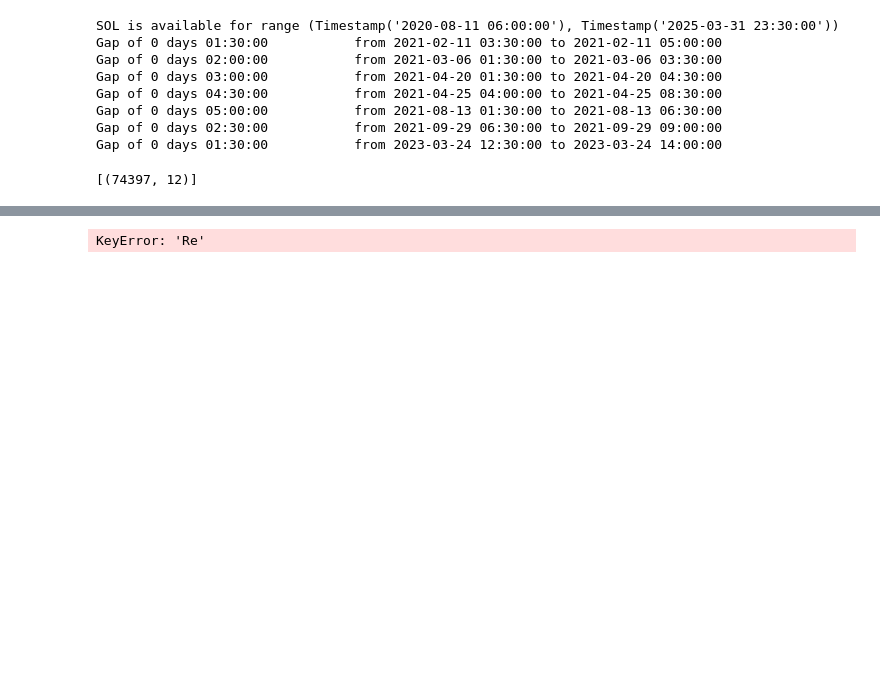
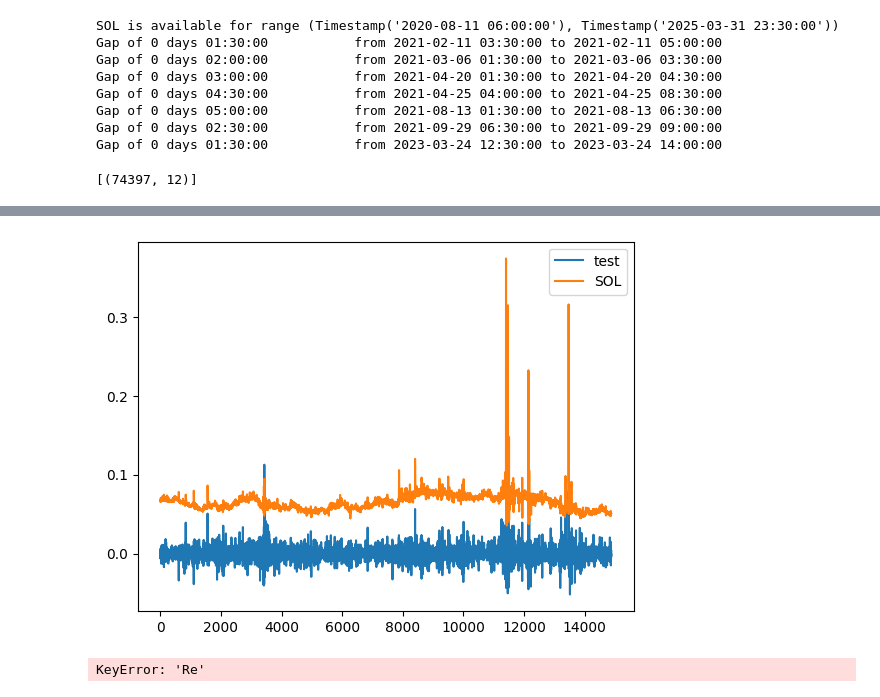
Before and after one commit to iancadev/crypto, a Jupyter notebook: AAA_Thursday1/experiment1.2 copy.ipynb, the cells around one changed output, grey strips where cells are left out. Saved outputs shown, nothing was run; the diff lists cells and outputs as text; code cells hidden in the pictures; blank space fills up the shorter version.

```diff
--- a/AAA_Thursday1/experiment1.2 copy.ipynb
+++ b/AAA_Thursday1/experiment1.2 copy.ipynb
@@ -101,3 +97,4 @@ Epoch 10/10
 # %%
-LSTMs["SOL"].predict(train_X_y_s["SOL"]['test_X'])
+pred_r_s = LSTMs["SOL"].predict(train_X_y_s["SOL"]['test_X'])
+pred_r_s
 # %% [output]
@@ -112,3 +109,14 @@ array([[0.00063877],
+# %%
+import matplotlib.pyplot as plt
+
+look_at = 'SOL'
+dummy_times = range(len(train_X_y_s[look_at]['test_y']))
+plt.plot(dummy_times, train_X_y_s[look_at]['test_y'], label='test')
+plt.plot(dummy_times, pred_r_s, label=look_at)
+plt.legend()
+plt.show()
+# %% [output]
+[figure, added]
 # %%
 SOL_df["Re"]
 # %% [output]
```
Also changed, not shown: parts of 3 cells of this notebook, 2 other files.
